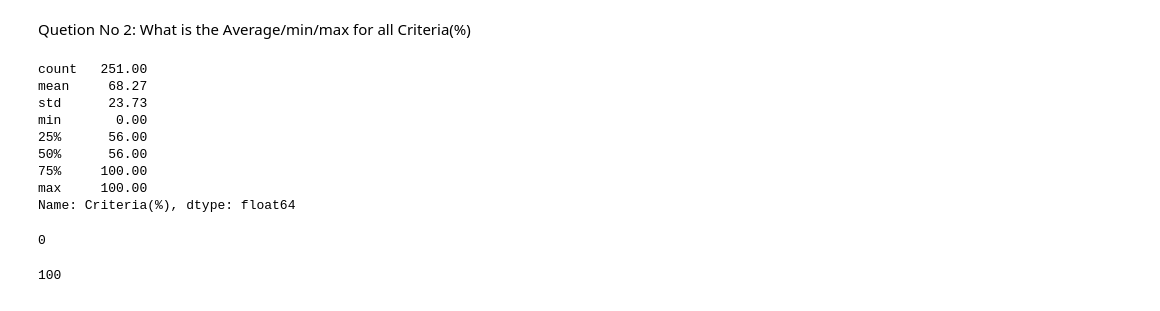
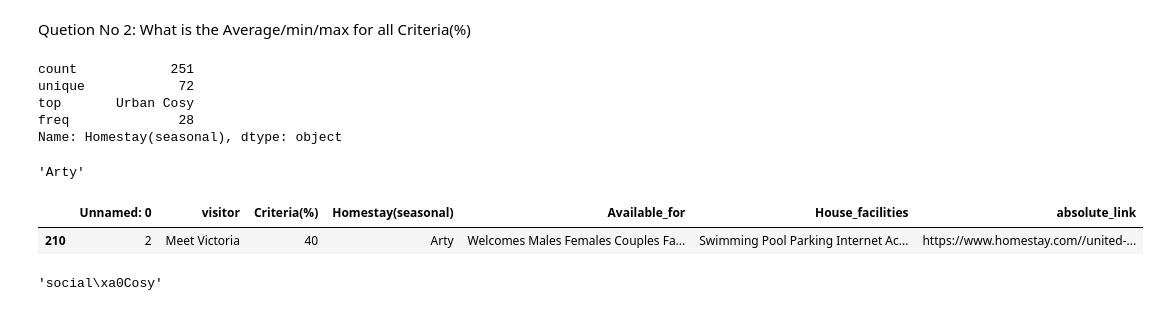
Before and after one commit to CyberWol-12/Data-science-project-with-python-webscraping, a Jupyter notebook: homestay.ipynb, the cells around one changed output. Cells and saved outputs as stored; diff of their text form; code cells hidden in the pictures.

Commit message:
'Arty'

```diff
--- a/homestay.ipynb
+++ b/homestay.ipynb
@@ -689,22 +689,23 @@ Quetion No 2: What is the Average/min/max for all Criteria(%)
 # %%
 pd.set_option('display.float_format',lambda x:'%.2f' % x)
 # %%
-real_estate_df['Criteria(%)'].describe()
+real_estate_df['Homestay(seasonal)'].describe()
 # %% [output]
-count   251.00
-mean     68.27
-std      23.73
-min       0.00
-25%      56.00
-50%      56.00
-75%     100.00
-max     100.00
-Name: Criteria(%), dtype: float64
+count            251
+unique            72
+top       Urban Cosy
+freq              28
+Name: Homestay(seasonal), dtype: object
 # %%
-real_estate_df['Criteria(%)'].min()
+real_estate_df['Homestay(seasonal)'].min()
 # %% [output]
-0
+'Arty'
+# %%
+real_estate_df.loc[real_estate_df['Homestay(seasonal)'] =='Arty']
+# %% [output]
+|  | Unnamed: 0 | visitor | Criteria(%) | Homestay(seasonal) | Available_for | House_facilities | absolute_link |
+| 210 | 2 | Meet Victoria | 40 | Arty | Welcomes Males Females Couples Fa... | Swimming Pool Parking Internet Ac... | https://www.homestay.com//united-... |
 # %%
-real_estate_df['Criteria(%)'].max()
+real_estate_df['Homestay(seasonal)'].max()
 # %% [output]
-100
+'social\xa0Cosy'
```
Also changed, not shown: parts of 1 cell of this notebook.
